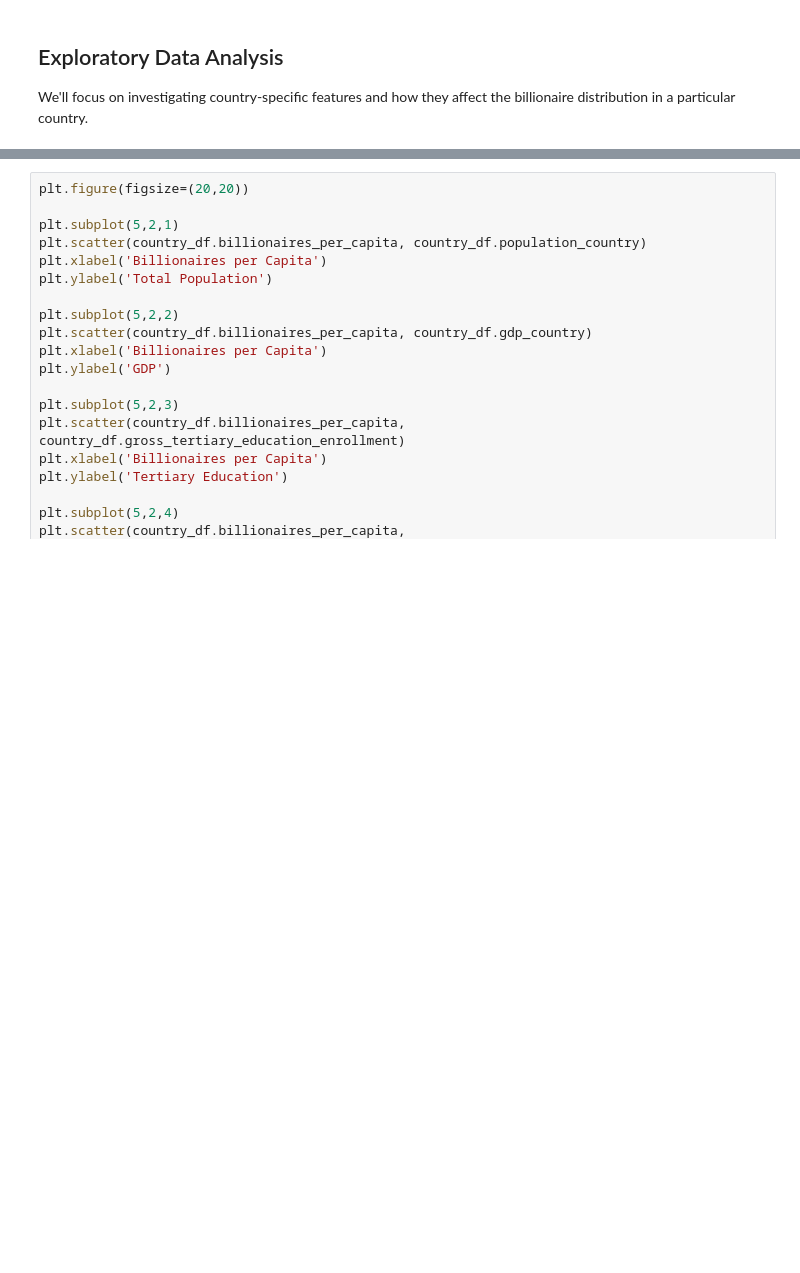
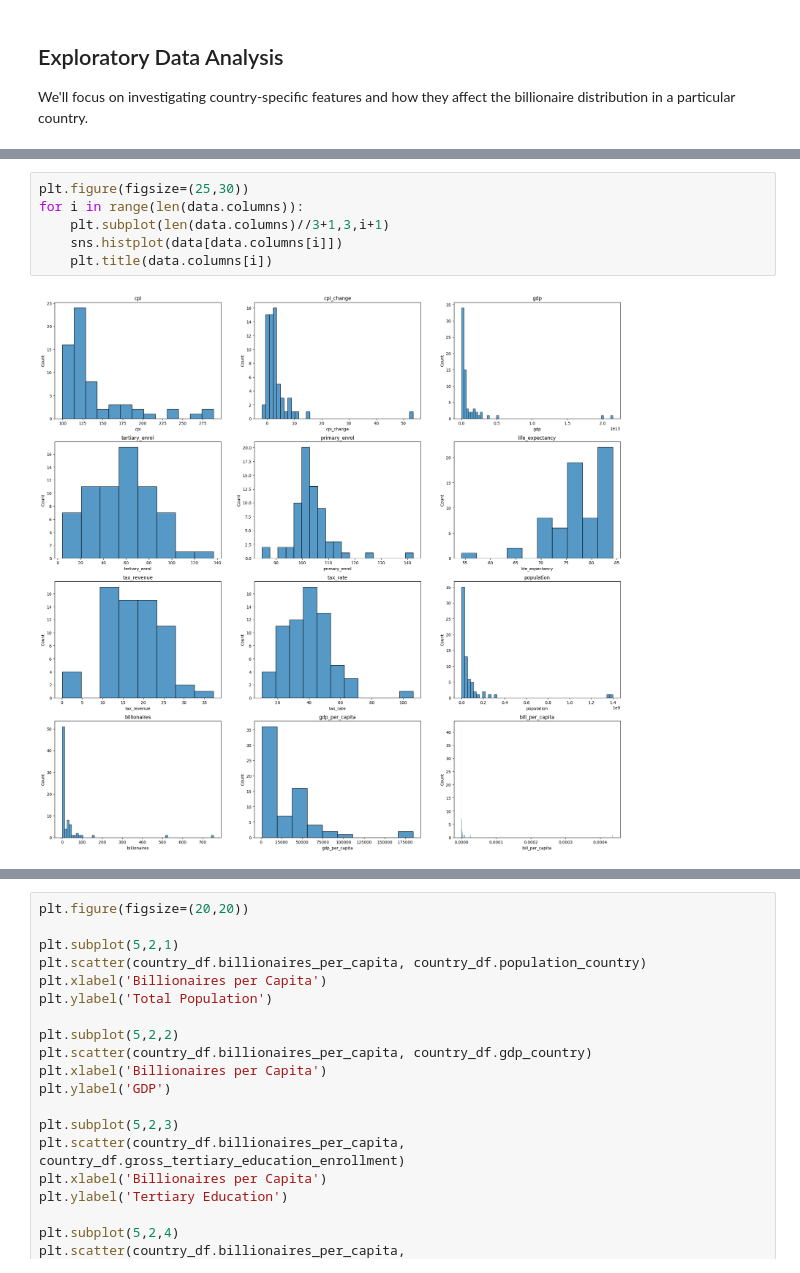
Before and after one commit to cyrilmichino/billionaire-statistical-analysis, a Jupyter notebook: notebook.ipynb, the cells around one changed output, grey strips where cells are left out. Drawn from its saved outputs; the diff is of its cells as text; blank space fills up the shorter version.

```diff
--- a/notebook.ipynb
+++ b/notebook.ipynb
@@ -348,0 +367,8 @@ plt.show()
+# %%
+plt.figure(figsize=(25,30))
+for i in range(len(data.columns)):
+    plt.subplot(len(data.columns)//3+1,3,i+1)
+    sns.histplot(data[data.columns[i]])
+    plt.title(data.columns[i])
+# %% [output]
+[figure, added]
```
Also changed, not shown: parts of 11 cells of this notebook.
